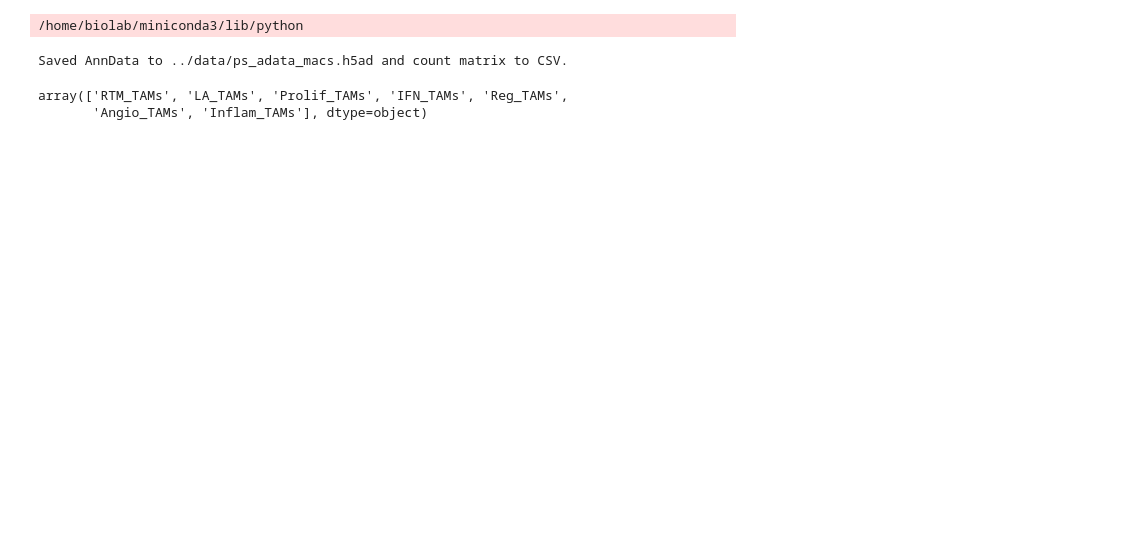
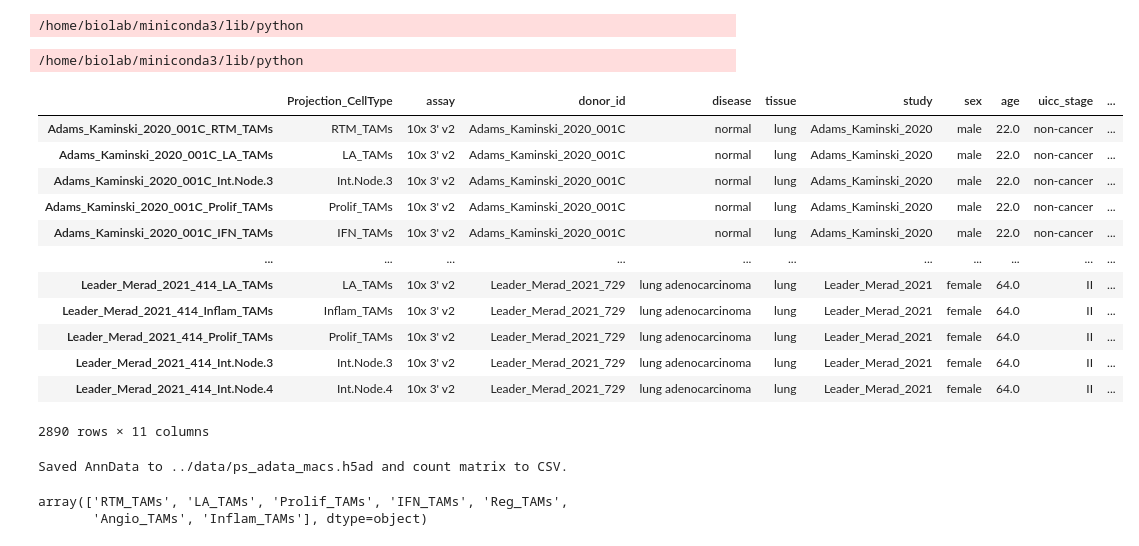
Before and after one commit to BMGLab/Project_LAMs, a Jupyter notebook: scripts/PB-and-DESeq2.ipynb, the cells around one changed output. Drawn from its saved outputs; the diff is of its cells as text; code cells hidden in the pictures; blank space fills up the shorter version.

```diff
--- a/scripts/PB-and-DESeq2.ipynb
+++ b/scripts/PB-and-DESeq2.ipynb
@@ -86,3 +146,23 @@ def savePBdata2(adata, filename):
 ps_adata_macs = make_pseudobulk(adata, sample_colname = 'sample', cell_type_colname = 'Projection_CellType', metacols= ['assay', 'donor_id', 'disease', 'tissue', 'study', 'sex', 'age', 'uicc_stage', 'tumor_stage'])
 # %% [output]
 /home/biolab/miniconda3/lib/python
+# %%
+ps_adata_macs = make_pseudobulk2(adata, sample_colname = 'sample', cell_type_colname = 'Projection_CellType', metacols= ['assay', 'donor_id', 'disease', 'tissue', 'study', 'sex', 'age', 'uicc_stage', 'tumor_stage'])
+# %% [output]
+/home/biolab/miniconda3/lib/python
+# %%
+ps_adata_macs.obs
+# %% [output]
+|  | Projection_CellType | assay | donor_id | disease | tissue | study | sex | age | uicc_stage | ... |
+| Adams_Kaminski_2020_001C_RTM_TAMs | RTM_TAMs | 10x 3' v2 | Adams_Kaminski_2020_001C | normal | lung | Adams_Kaminski_2020 | male | 22.0 | non-cancer | ... |
+| Adams_Kaminski_2020_001C_LA_TAMs | LA_TAMs | 10x 3' v2 | Adams_Kaminski_2020_001C | normal | lung | Adams_Kaminski_2020 | male | 22.0 | non-cancer | ... |
+| Adams_Kaminski_2020_001C_Int.Node.3 | Int.Node.3 | 10x 3' v2 | Adams_Kaminski_2020_001C | normal | lung | Adams_Kaminski_2020 | male | 22.0 | non-cancer | ... |
+| Adams_Kaminski_2020_001C_Prolif_TAMs | Prolif_TAMs | 10x 3' v2 | Adams_Kaminski_2020_001C | normal | lung | Adams_Kaminski_2020 | male | 22.0 | non-cancer | ... |
+| Adams_Kaminski_2020_001C_IFN_TAMs | IFN_TAMs | 10x 3' v2 | Adams_Kaminski_2020_001C | normal | lung | Adams_Kaminski_2020 | male | 22.0 | non-cancer | ... |
+| ... | ... | ... | ... | ... | ... | ... | ... | ... | ... | ... |
+| Leader_Merad_2021_414_LA_TAMs | LA_TAMs | 10x 3' v2 | Leader_Merad_2021_729 | lung adenocarcinoma | lung | Leader_Merad_2021 | female | 64.0 | II | ... |
+| Leader_Merad_2021_414_Inflam_TAMs | Inflam_TAMs | 10x 3' v2 | Leader_Merad_2021_729 | lung adenocarcinoma | lung | Leader_Merad_2021 | female | 64.0 | II | ... |
+| Leader_Merad_2021_414_Prolif_TAMs | Prolif_TAMs | 10x 3' v2 | Leader_Merad_2021_729 | lung adenocarcinoma | lung | Leader_Merad_2021 | female | 64.0 | II | ... |
+| Leader_Merad_2021_414_Int.Node.3 | Int.Node.3 | 10x 3' v2 | Leader_Merad_2021_729 | lung adenocarcinoma | lung | Leader_Merad_2021 | female | 64.0 | II | ... |
+| Leader_Merad_2021_414_Int.Node.4 | Int.Node.4 | 10x 3' v2 | Leader_Merad_2021_729 | lung adenocarcinoma | lung | Leader_Merad_2021 | female | 64.0 | II | ... |
+2890 rows × 11 columns
```
Also changed, not shown: parts of 4 cells of this notebook, 10 other files.
